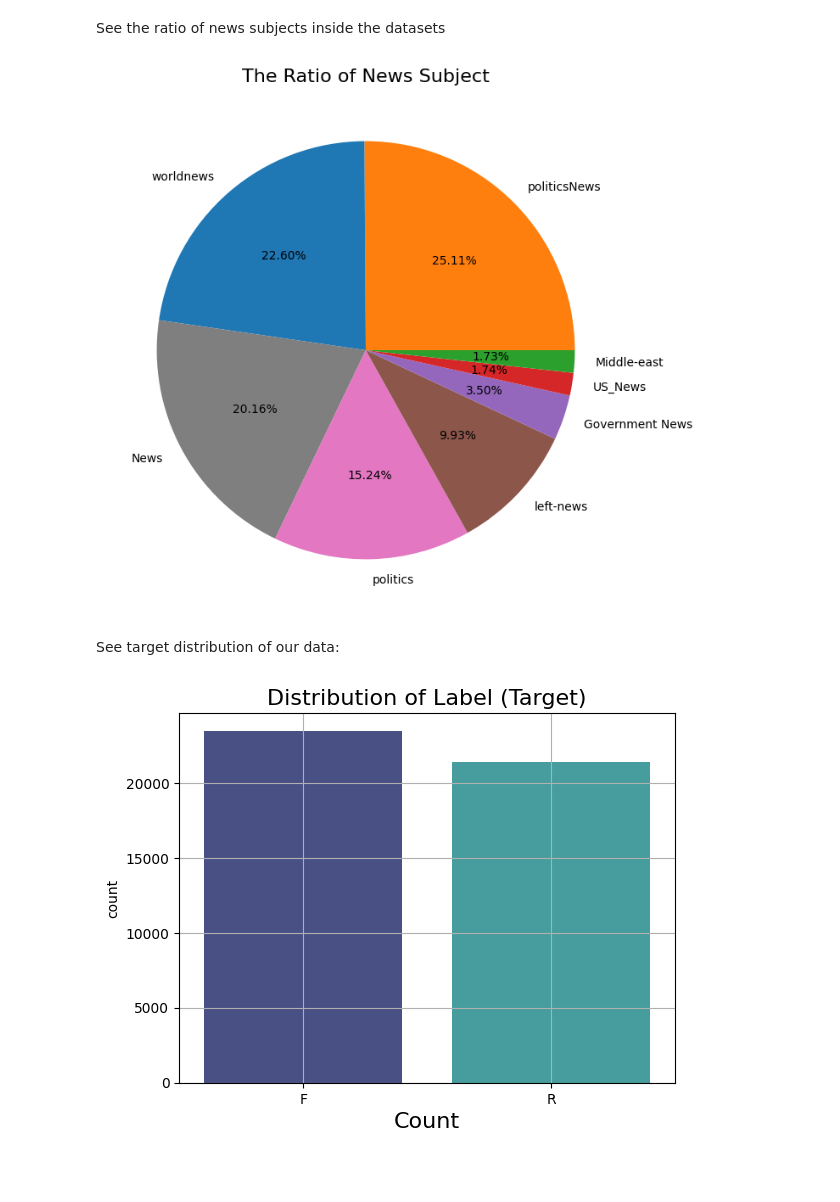
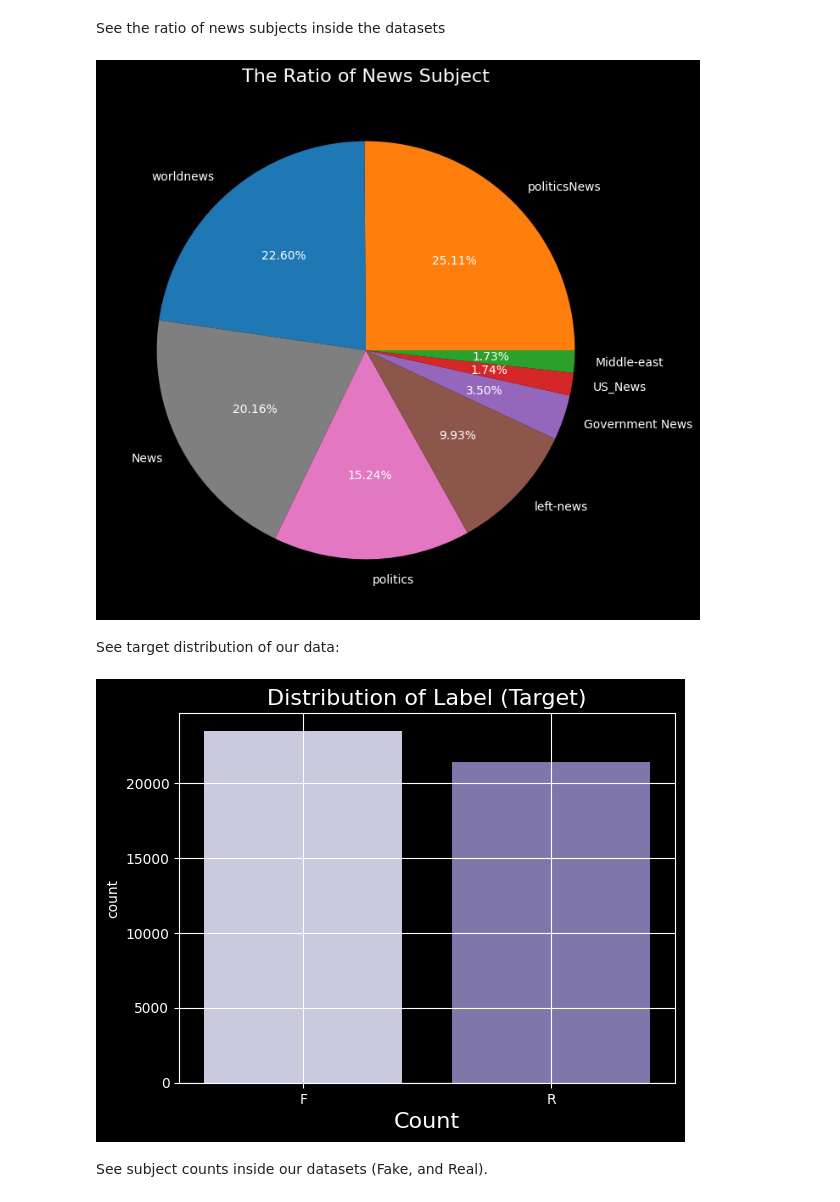
Before and after one commit to xRomory/CCMACLRL_COM231ML_PROJECT, a Jupyter notebook: fake_news/fake_news_detection.ipynb, the cells around one changed output. Cells and saved outputs as stored; diff of their text form; code cells hidden in the pictures; blank space fills up the shorter version.

Commit message:
Fake News Detection

```diff
--- a/fake_news/fake_news_detection.ipynb
+++ b/fake_news/fake_news_detection.ipynb
@@ -140,7 +150,7 @@ subject_count = data["subject"].value_counts()
 labels = subject_count.index.to_list()
 
 colors = [color_map[label] for label in labels]
-
+plt.style.use("dark_background")
 plt.figure(figsize=(8, 8))
 plt.pie(
     x=subject_count,
@@ -151,15 +161,17 @@ plt.pie(
 plt.title("The Ratio of News Subject", fontsize=16)
 plt.show()
 # %% [output]
-[figure, old version]
+[figure, new version]
 # %% [markdown]
 See target distribution of our data:
 # %%
-sns.countplot(x=data.Label, data=data, palette="mako", hue="Label")
+sns.countplot(x=data.Label, data=data, palette="Purples", hue="Label")
 plt.title("Distribution of Label (Target)", fontsize=16)
 plt.xlabel("Target", fontsize=16)
 plt.xlabel("Count", fontsize=16)
 plt.grid(True)
 plt.show()
 # %% [output]
-[figure, old version]
+[figure, new version]
+# %% [markdown]
+See subject counts inside our datasets (Fake, and Real).
```
Also changed, not shown: parts of 41 cells of this notebook.
